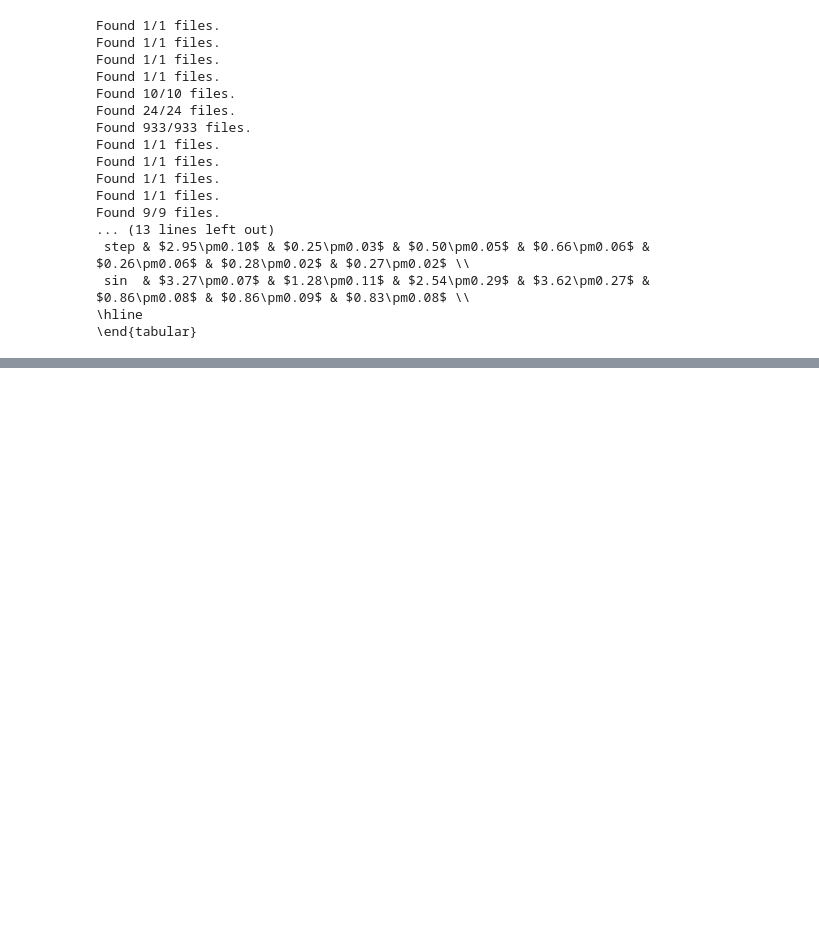
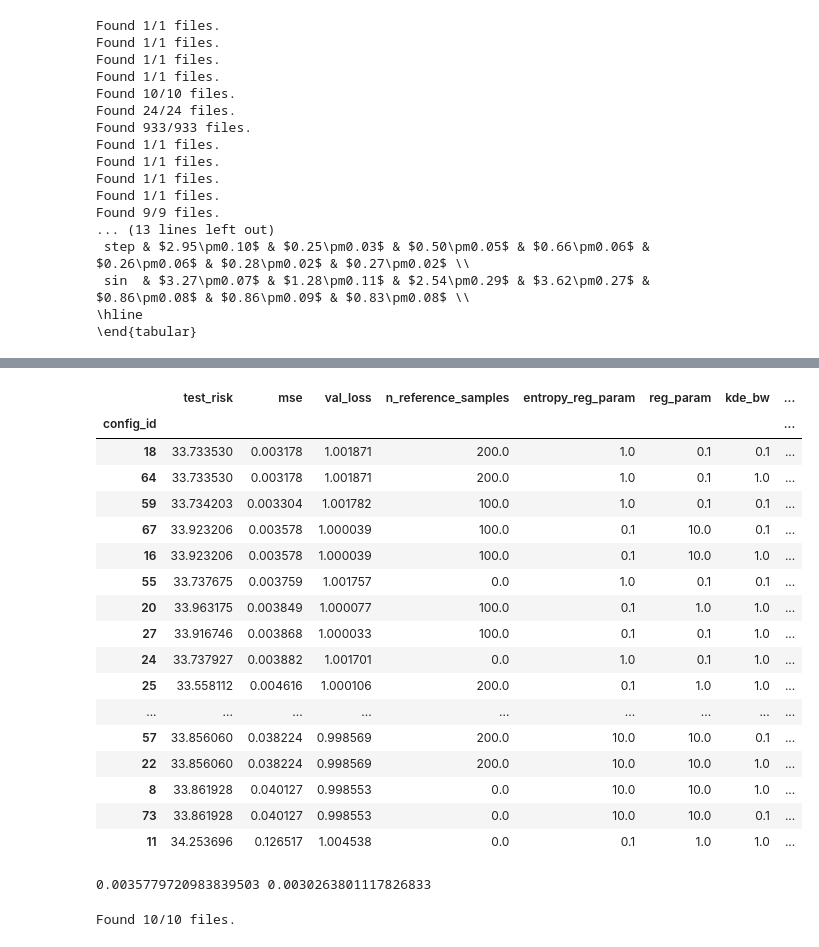
Before and after one commit to HeinerKremer/conditional-moment-restrictions, a Jupyter notebook: experiments/eval_data_pandas.ipynb, the cells around one changed output, grey strips where cells are left out. Drawn from its saved outputs; the diff is of its cells as text; code cells hidden in the pictures; blank space fills up the shorter version.

```diff
--- a/experiments/eval_data_pandas.ipynb
+++ b/experiments/eval_data_pandas.ipynb
@@ -499,0 +526,35 @@ Found 9/9 files.
+# %%
+best_kmm = get_best_hparam_results(kmm, metric="mse", hparam_config={'val_loss_func': 'moment_violation',
+                                                                     })
+best_kmm
+# %% [output]
+|  | test_risk | mse | val_loss | n_reference_samples | entropy_reg_param | reg_param | kde_bw | ... |
+| config_id |  |  |  |  |  |  |  | ... |
+| 18 | 33.733530 | 0.003178 | 1.001871 | 200.0 | 1.0 | 0.1 | 0.1 | ... |
+| 64 | 33.733530 | 0.003178 | 1.001871 | 200.0 | 1.0 | 0.1 | 1.0 | ... |
+| 59 | 33.734203 | 0.003304 | 1.001782 | 100.0 | 1.0 | 0.1 | 0.1 | ... |
+| 67 | 33.923206 | 0.003578 | 1.000039 | 100.0 | 0.1 | 10.0 | 0.1 | ... |
+| 16 | 33.923206 | 0.003578 | 1.000039 | 100.0 | 0.1 | 10.0 | 1.0 | ... |
+| 55 | 33.737675 | 0.003759 | 1.001757 | 0.0 | 1.0 | 0.1 | 0.1 | ... |
+| 20 | 33.963175 | 0.003849 | 1.000077 | 100.0 | 0.1 | 1.0 | 1.0 | ... |
+| 27 | 33.916746 | 0.003868 | 1.000033 | 100.0 | 0.1 | 0.1 | 1.0 | ... |
+| 24 | 33.737927 | 0.003882 | 1.001701 | 0.0 | 1.0 | 0.1 | 1.0 | ... |
+| 25 | 33.558112 | 0.004616 | 1.000106 | 200.0 | 0.1 | 1.0 | 1.0 | ... |
+| ... | ... | ... | ... | ... | ... | ... | ... | ... |
+| 57 | 33.856060 | 0.038224 | 0.998569 | 200.0 | 10.0 | 10.0 | 0.1 | ... |
+| 22 | 33.856060 | 0.038224 | 0.998569 | 200.0 | 10.0 | 10.0 | 1.0 | ... |
+| 8 | 33.861928 | 0.040127 | 0.998553 | 0.0 | 10.0 | 10.0 | 1.0 | ... |
+| 73 | 33.861928 | 0.040127 | 0.998553 | 0.0 | 10.0 | 10.0 | 0.1 | ... |
+| 11 | 34.253696 | 0.126517 | 1.004538 | 0.0 | 0.1 | 1.0 | 1.0 | ... |
+# %%
+mean, sem = get_mean_and_sem(kmm, test_metric='mse', val_metric='val_loss')
+print(mean, sem)
+# %% [output]
+0.0035779720983839503 0.0030263801117826833
+# %%
+vmm = load_and_merge_datasets(load_all_in_dir=f'/Users/hkremer/code/kmm/wasserstein-method-of-moments/results/heteroskedastic_one/n_{n}/',
+                              method="VMM-neural")
+best_vmm = get_best_hparam_results(vmm, metric="val_loss", hparam_config={'val_loss_func': 'moment_violation',})
+best_vmm
+# %% [output]
+Found 10/10 files.
```
Also changed, not shown: parts of 8 cells of this notebook, 5 other files.
